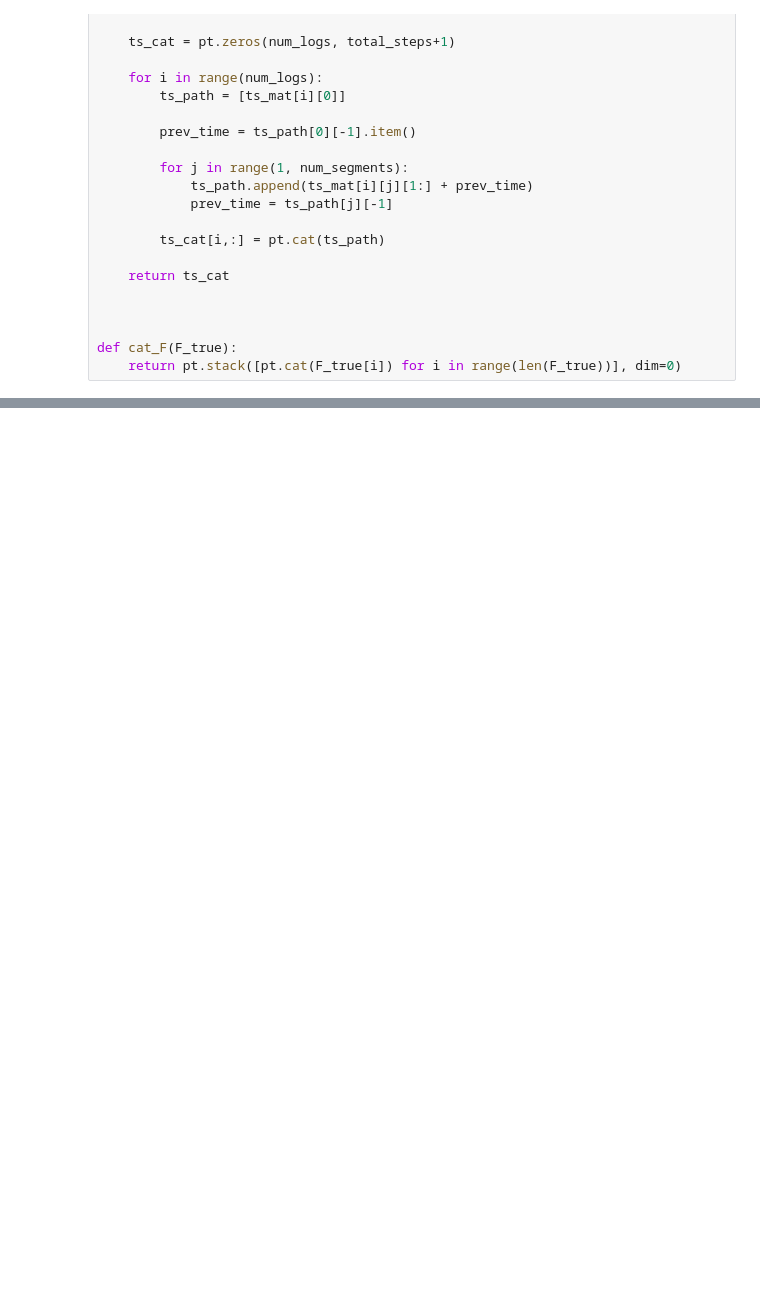
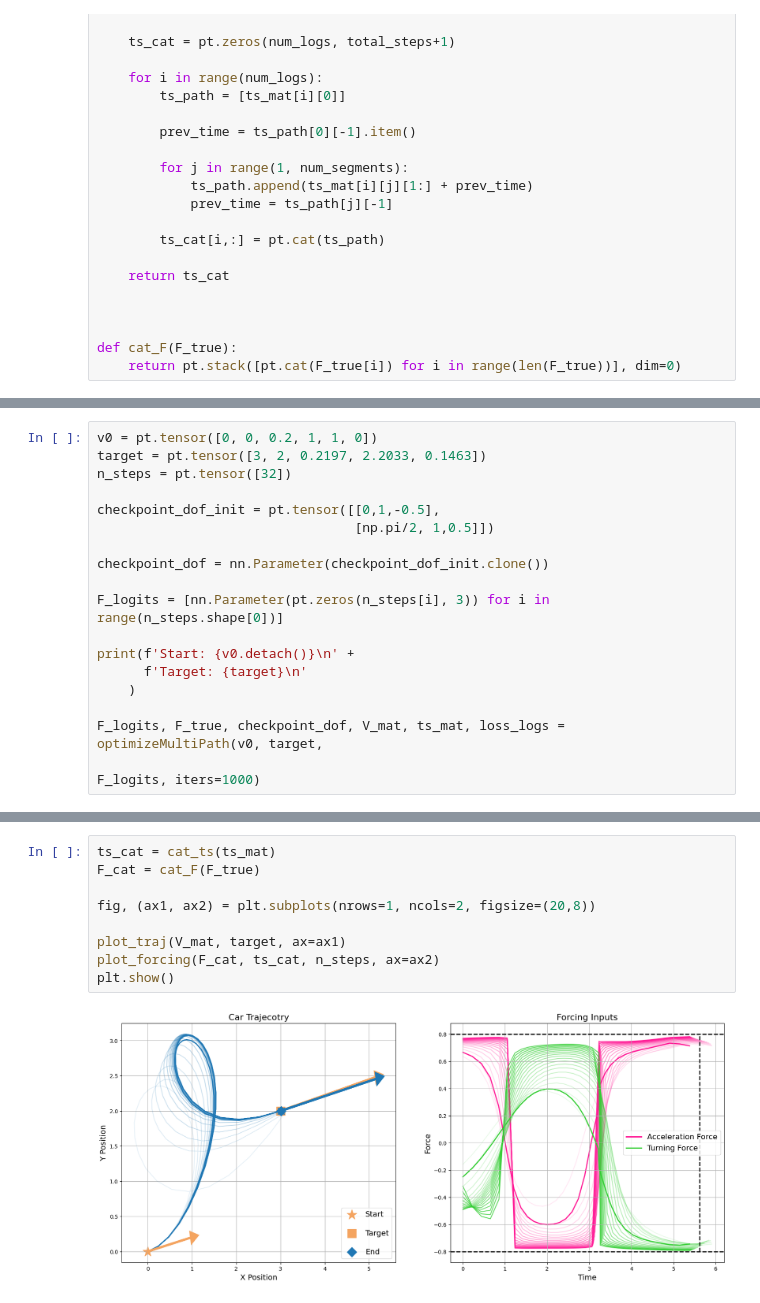
Before and after one commit to kennethwirjadisastra/trajectoryOptimization, a Jupyter notebook: multi_path.ipynb, the cells around one changed output, grey strips where cells are left out. Drawn from its saved outputs; the diff is of its cells as text; blank space fills up the shorter version.

Commit message:
multi_path.ipynb now handles cases without intermediate checkpoints

```diff
--- a/multi_path.ipynb
+++ b/multi_path.ipynb
@@ -489,0 +504,18 @@ plt.show()
+# %%
+v0 = pt.tensor([0, 0, 0.2, 1, 1, 0])
+target = pt.tensor([3, 2, 0.2197, 2.2033, 0.1463])
+n_steps = pt.tensor([32])
+
+checkpoint_dof_init = pt.tensor([[0,1,-0.5],
+                                 [np.pi/2, 1,0.5]])
+
+checkpoint_dof = nn.Parameter(checkpoint_dof_init.clone())
+
+F_logits = [nn.Parameter(pt.zeros(n_steps[i], 3)) for i in range(n_steps.shape[0])]
+
+print(f'Start: {v0.detach()}\n' +
+      f'Target: {target}\n'
+    )
+
+F_logits, F_true, checkpoint_dof, V_mat, ts_mat, loss_logs = optimizeMultiPath(v0, target,
+                                                                               F_logits, iters=1000)
@@ -489,0 +540,11 @@ plt.show()
+# %%
+ts_cat = cat_ts(ts_mat)
+F_cat = cat_F(F_true)
+
+fig, (ax1, ax2) = plt.subplots(nrows=1, ncols=2, figsize=(20,8))
+
+plot_traj(V_mat, target, ax=ax1)
+plot_forcing(F_cat, ts_cat, n_steps, ax=ax2)
+plt.show()
+# %% [output]
+[figure, added]
```
Also changed, not shown: parts of 14 cells of this notebook.
